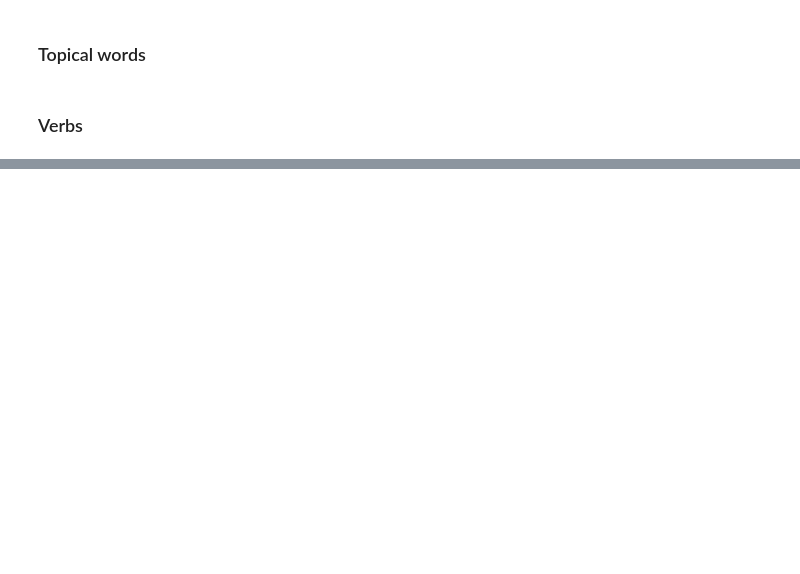
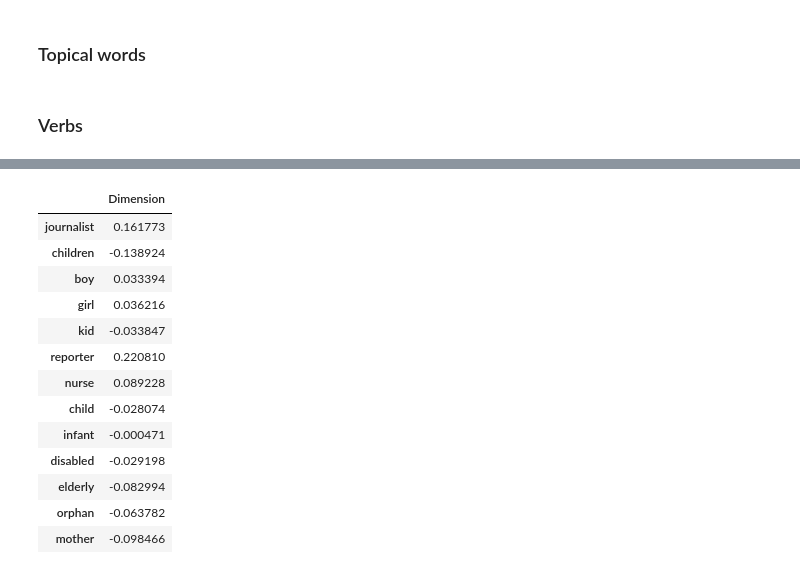
Before and after one commit to macs30122-winter24/final-project-chattbd, a Jupyter notebook: Text_analyzer.ipynb, the cells around one changed output, grey strips where cells are left out. Drawn from its saved outputs; the diff is of its cells as text; code cells hidden in the pictures; blank space fills up the shorter version.

```diff
--- a/Text_analyzer.ipynb
+++ b/Text_analyzer.ipynb
@@ -79,0 +143,17 @@ projection_sm_verbs = makeDF(social_media_model, verbs_in_sm)
+# %%
+TopicalDF
+# %% [output]
+|  | Dimension |
+| journalist | 0.161773 |
+| children | -0.138924 |
+| boy | 0.033394 |
+| girl | 0.036216 |
+| kid | -0.033847 |
+| reporter | 0.220810 |
+| nurse | 0.089228 |
+| child | -0.028074 |
+| infant | -0.000471 |
+| disabled | -0.029198 |
+| elderly | -0.082994 |
+| orphan | -0.063782 |
+| mother | -0.098466 |
```
Also changed, not shown: parts of 15 cells of this notebook.
